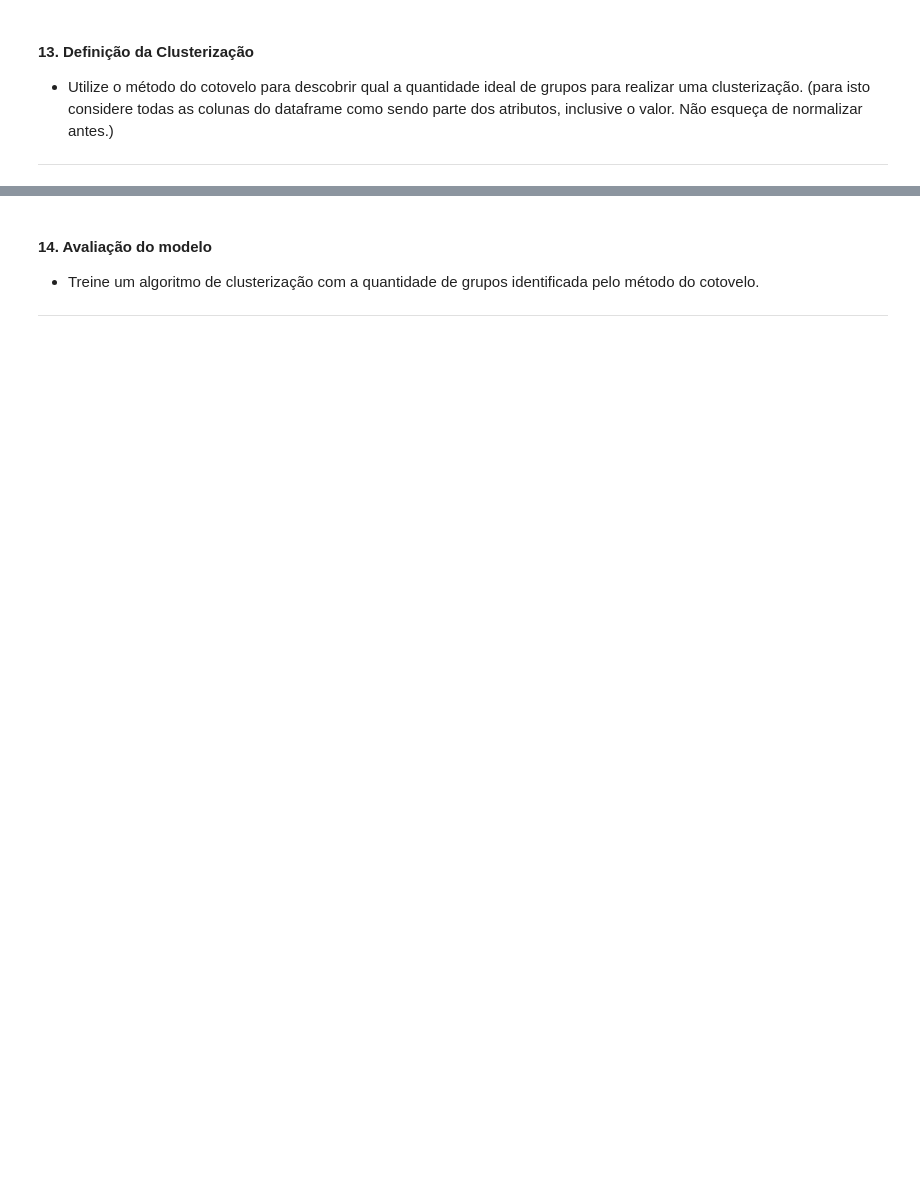
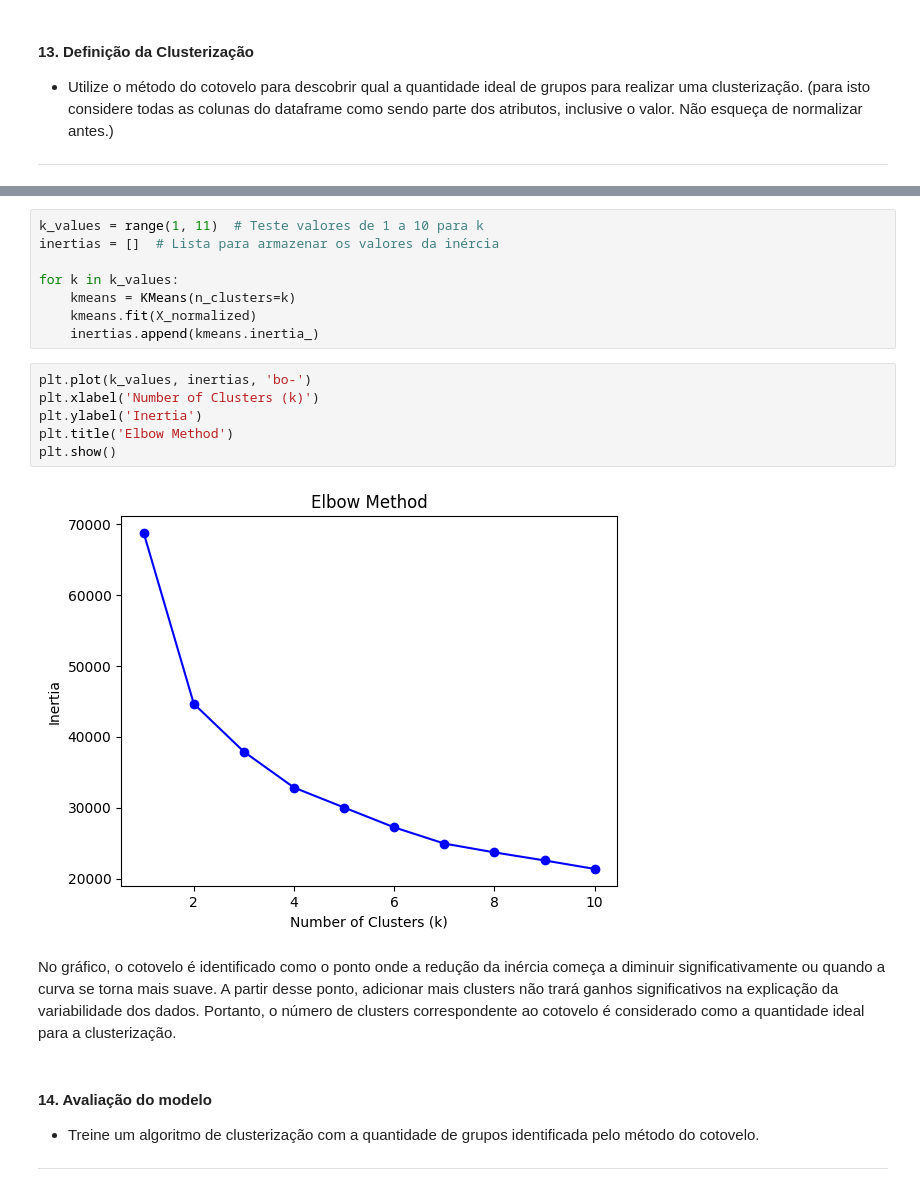
Before and after one commit to leaop/Graduation, a Jupyter notebook: 3 semestre/mineração de dados/trabalho_final.ipynb, the cells around one changed output, grey strips where cells are left out. Drawn from its saved outputs; the diff is of its cells as text; blank space fills up the shorter version.

```diff
--- a/3 semestre/mineração de dados/trabalho_final.ipynb
+++ b/3 semestre/mineração de dados/trabalho_final.ipynb
@@ -534,3 +560,21 @@ Adjusted R-squared Score:  0.6679496027205187
+# %%
+k_values = range(1, 11)  # Teste valores de 1 a 10 para k
+inertias = []  # Lista para armazenar os valores da inércia
+
+for k in k_values:
+    kmeans = KMeans(n_clusters=k)
+    kmeans.fit(X_normalized)
+    inertias.append(kmeans.inertia_)
+# %%
+plt.plot(k_values, inertias, 'bo-')
+plt.xlabel('Number of Clusters (k)')
+plt.ylabel('Inertia')
+plt.title('Elbow Method')
+plt.show()
+# %% [output]
+[figure, added]
+# %% [markdown]
+No gráfico, o cotovelo é identificado como o ponto onde a redução da inércia começa a diminuir significativamente ou quando a curva se torna mais suave. A partir desse ponto, adicionar mais clusters não trará ganhos significativos na explicação da variabilidade dos dados. Portanto, o número de clusters correspondente ao cotovelo é considerado como a quantidade ideal para a clusterização.
 # %% [markdown]
 #### 14. Avaliação do modelo
 - Treine um algoritmo de clusterização com a quantidade de grupos identificada pelo método do cotovelo.
```
Also changed, not shown: parts of 28 cells of this notebook.
